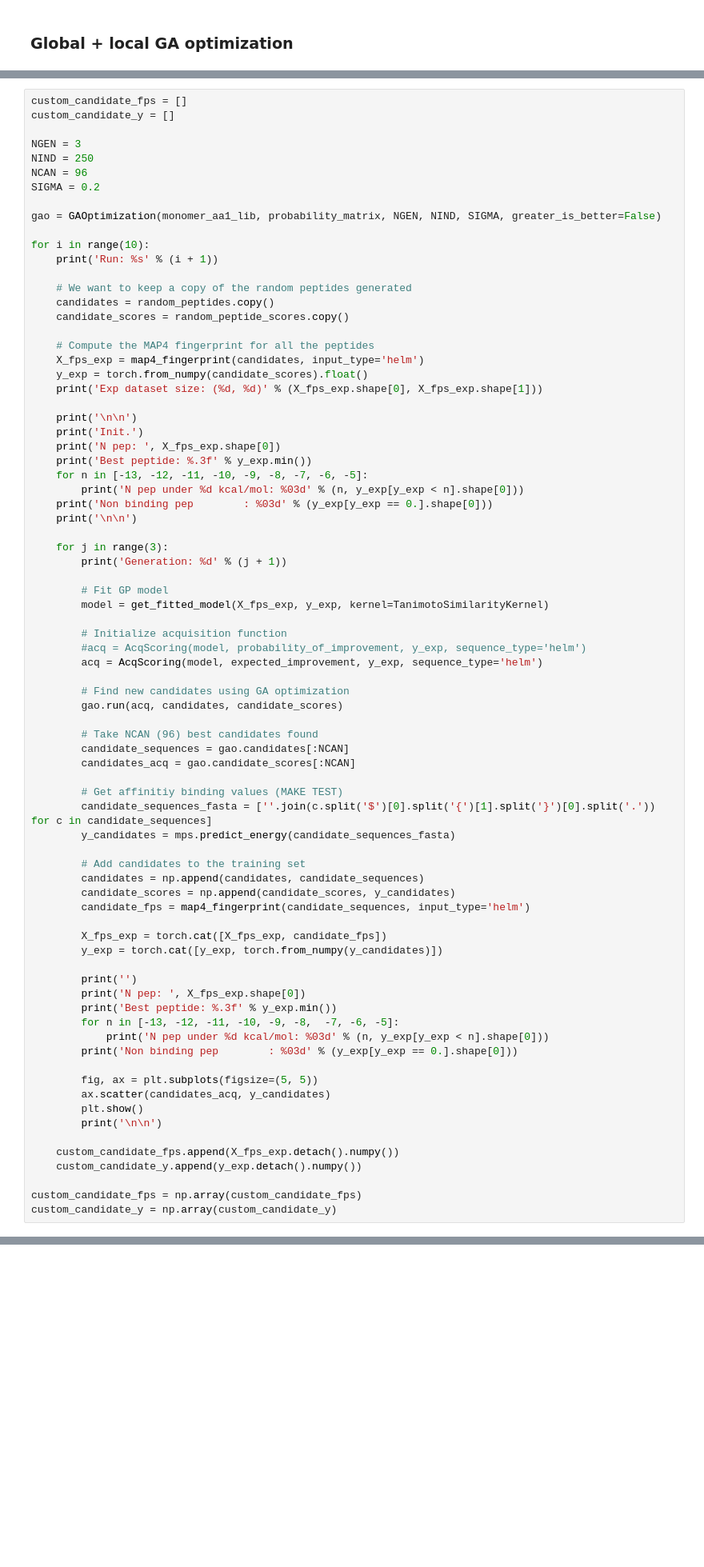
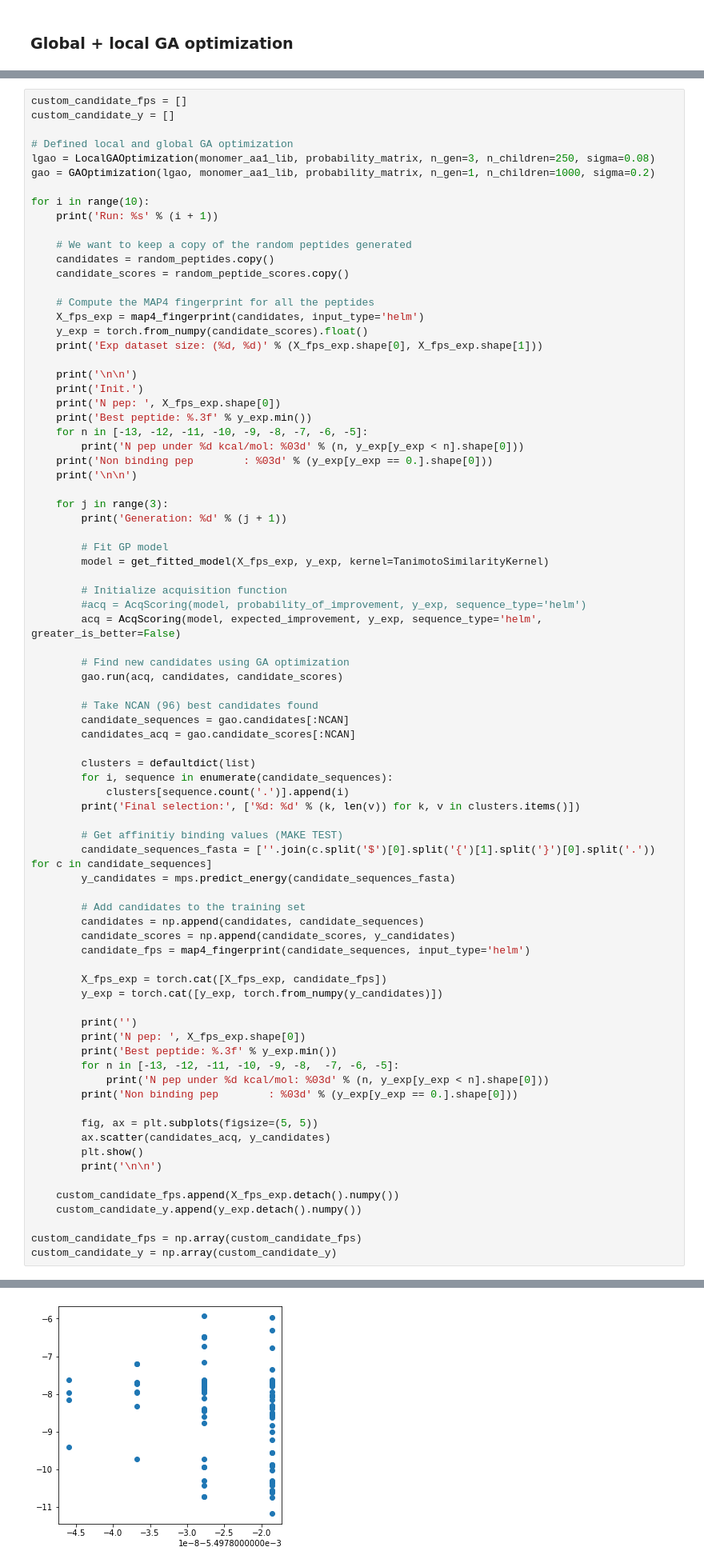
Before and after one commit to jeeberhardt/mobius, a Jupyter notebook: data/helm_ga/Untitled2.ipynb, the cells around one changed output, grey strips where cells are left out. Shown at 80% size. Drawn from its saved outputs; the diff is of its cells as text; blank space fills up the shorter version.

Commit message:
fixed bugs in global GA, seems to work fine now

```diff
--- a/data/helm_ga/Untitled2.ipynb
+++ b/data/helm_ga/Untitled2.ipynb
@@ -1256,12 +1252,9 @@ class GAOptimization:
 custom_candidate_fps = []
 custom_candidate_y = []
 
-NGEN = 3
-NIND = 250
-NCAN = 96
-SIGMA = 0.2
-
-gao = GAOptimization(monomer_aa1_lib, probability_matrix, NGEN, NIND, SIGMA, greater_is_better=False)
+# Defined local and global GA optimization
+lgao = LocalGAOptimization(monomer_aa1_lib, probability_matrix, n_gen=3, n_children=250, sigma=0.08)
+gao = GAOptimization(lgao, monomer_aa1_lib, probability_matrix, n_gen=1, n_children=1000, sigma=0.2)
 
 for i in range(10):
     print('Run: %s' % (i + 1))
@@ -1292,7 +1285,7 @@ for i in range(10):
 
         # Initialize acquisition function
         #acq = AcqScoring(model, probability_of_improvement, y_exp, sequence_type='helm')
-        acq = AcqScoring(model, expected_improvement, y_exp, sequence_type='helm')
+        acq = AcqScoring(model, expected_improvement, y_exp, sequence_type='helm', greater_is_better=False)
 
         # Find new candidates using GA optimization
         gao.run(acq, candidates, candidate_scores)
@@ -1300,6 +1293,11 @@ for i in range(10):
         # Take NCAN (96) best candidates found
         candidate_sequences = gao.candidates[:NCAN]
         candidates_acq = gao.candidate_scores[:NCAN]
+
+        clusters = defaultdict(list)
+        for i, sequence in enumerate(candidate_sequences):
+            clusters[sequence.count('.')].append(i)
+        print('Final selection:', ['%d: %d' % (k, len(v)) for k, v in clusters.items()])
 
         # Get affinitiy binding values (MAKE TEST)
         candidate_sequences_fasta = [''.join(c.split('$')[0].split('{')[1].split('}')[0].split('.')) for c in candidate_sequences]
@@ -1330,3 +1328,4 @@ for i in range(10):
 
 custom_candidate_fps = np.array(custom_candidate_fps)
 custom_candidate_y = np.array(custom_candidate_y)
+# %% [output]
@@ -1332,0 +1349 @@ custom_candidate_y = np.array(custom_candidate_y)
+[figure, added]
```
Also changed, not shown: parts of 10 cells of this notebook, 6 other files.
